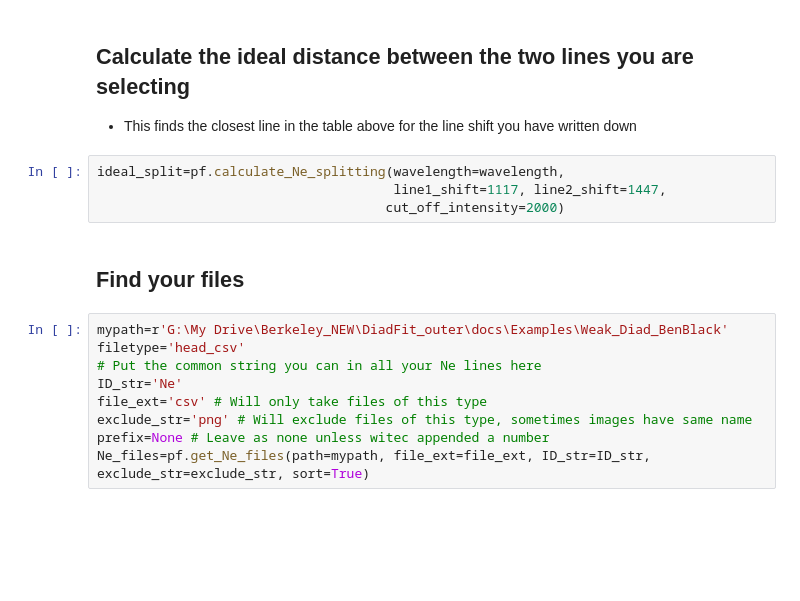
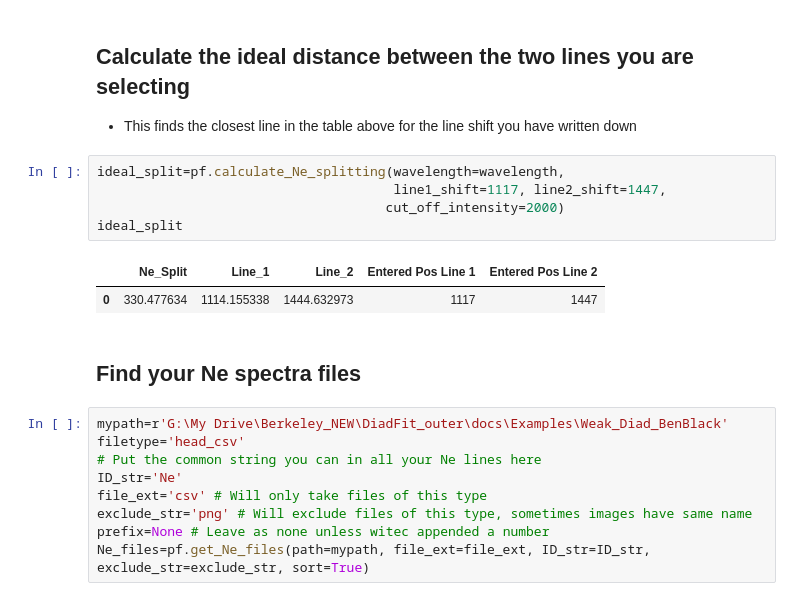
Before and after one commit to PennyWieser/DiadFit, a Jupyter notebook: docs/Examples/Weak_Diad_BenBlack/Black_Ne_Fitting_1447_1117.ipynb, the cells around one changed output. Drawn from its saved outputs; the diff is of its cells as text; blank space fills up the shorter version.

```diff
--- a/docs/Examples/Weak_Diad_BenBlack/Black_Ne_Fitting_1447_1117.ipynb
+++ b/docs/Examples/Weak_Diad_BenBlack/Black_Ne_Fitting_1447_1117.ipynb
@@ -80,9 +81,13 @@ df_Ne.head()
 # %%
 ideal_split=pf.calculate_Ne_splitting(wavelength=wavelength,
                                       line1_shift=1117, line2_shift=1447,
                                      cut_off_intensity=2000)
+ideal_split
+# %% [output]
+|  | Ne_Split | Line_1 | Line_2 | Entered Pos Line 1 | Entered Pos Line 2 |
+| 0 | 330.477634 | 1114.155338 | 1444.632973 | 1117 | 1447 |
 # %% [markdown]
-## Find your files
+## Find your Ne spectra files
 # %%
 mypath=r'G:\My Drive\Berkeley_NEW\DiadFit_outer\docs\Examples\Weak_Diad_BenBlack'
 filetype='head_csv'
```
Also changed, not shown: parts of 15 cells of this notebook, 2 other files.
